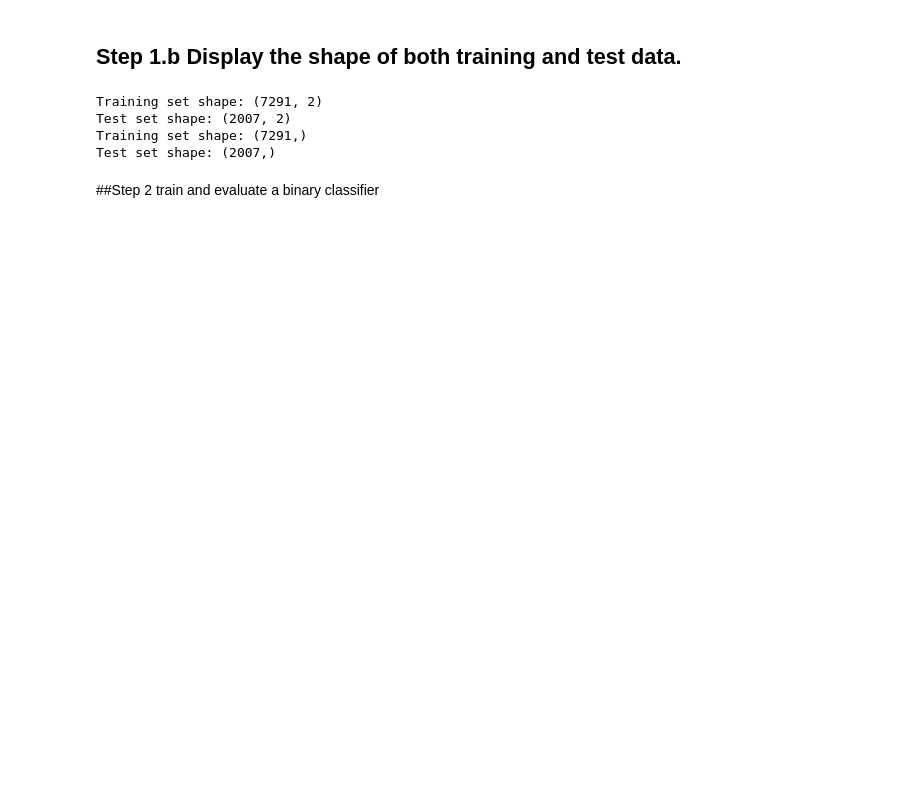
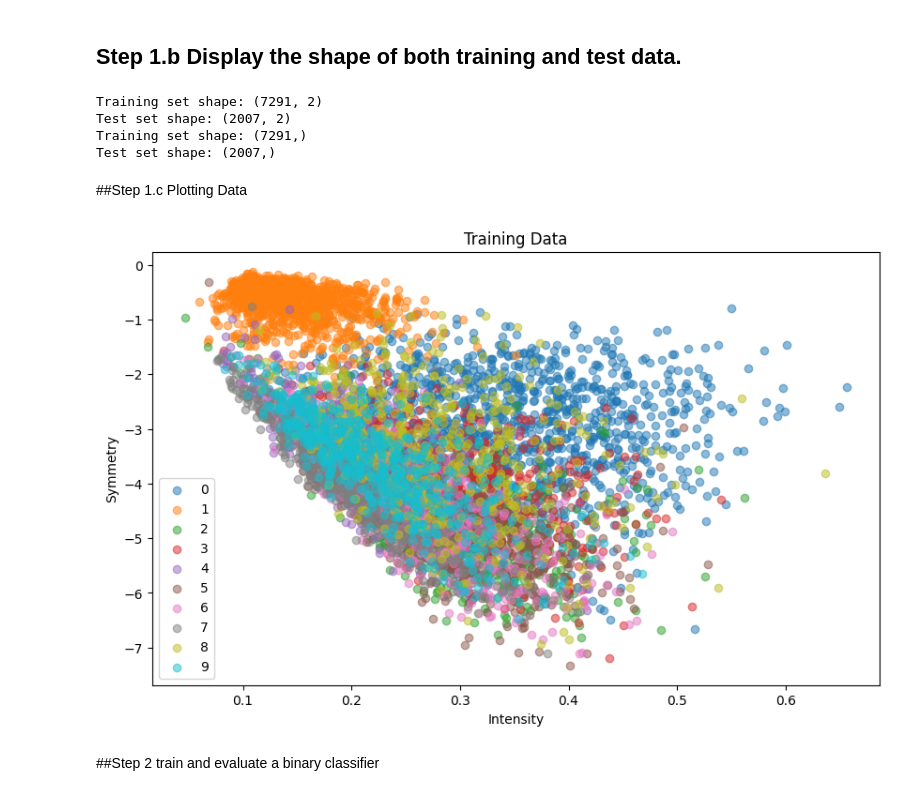
Before and after one commit to ChagataiDuru/CS304-IntroAI-CollabNotebooks, a Jupyter notebook: CS304_HW2.ipynb, the cells around one changed output. Drawn from its saved outputs; the diff is of its cells as text; code cells hidden in the pictures; blank space fills up the shorter version.

```diff
--- a/CS304_HW2.ipynb
+++ b/CS304_HW2.ipynb
@@ -178,6 +178,21 @@ Training set shape: (7291, 2)
 Test set shape: (2007, 2)
 Training set shape: (7291,)
 Test set shape: (2007,)
+# %% [markdown]
+##Step 1.c Plotting Data
+# %%
+plt.figure(figsize=(10, 6))
+for digit in np.unique(y_train):
+    mask = y_train == digit
+    plt.scatter(X_train[mask, 0], X_train[mask, 1], label=str(digit), marker='o', alpha=0.5)
+
+plt.title("Training Data")
+plt.xlabel("Intensity")
+plt.ylabel("Symmetry")
+plt.legend()
+plt.show()
+# %% [output]
+[figure, added]
 # %% [markdown]
 ##Step 2 train and evaluate a binary classifier
 # %%
```
Also changed, not shown: parts of 4 cells of this notebook.
